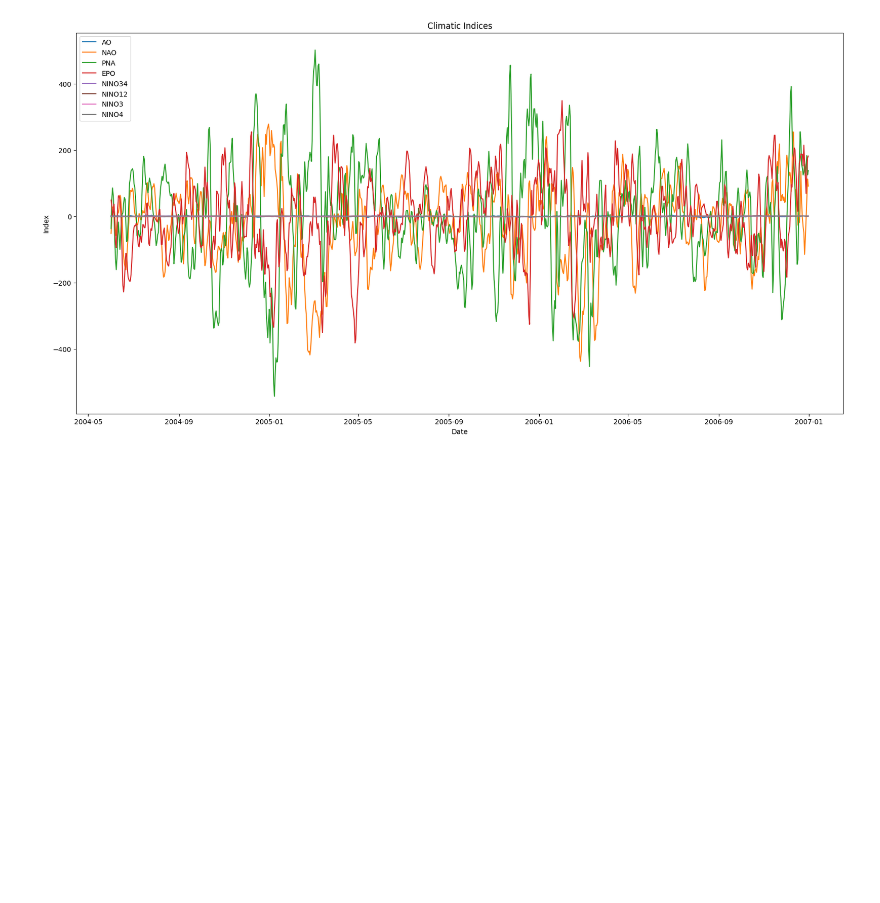
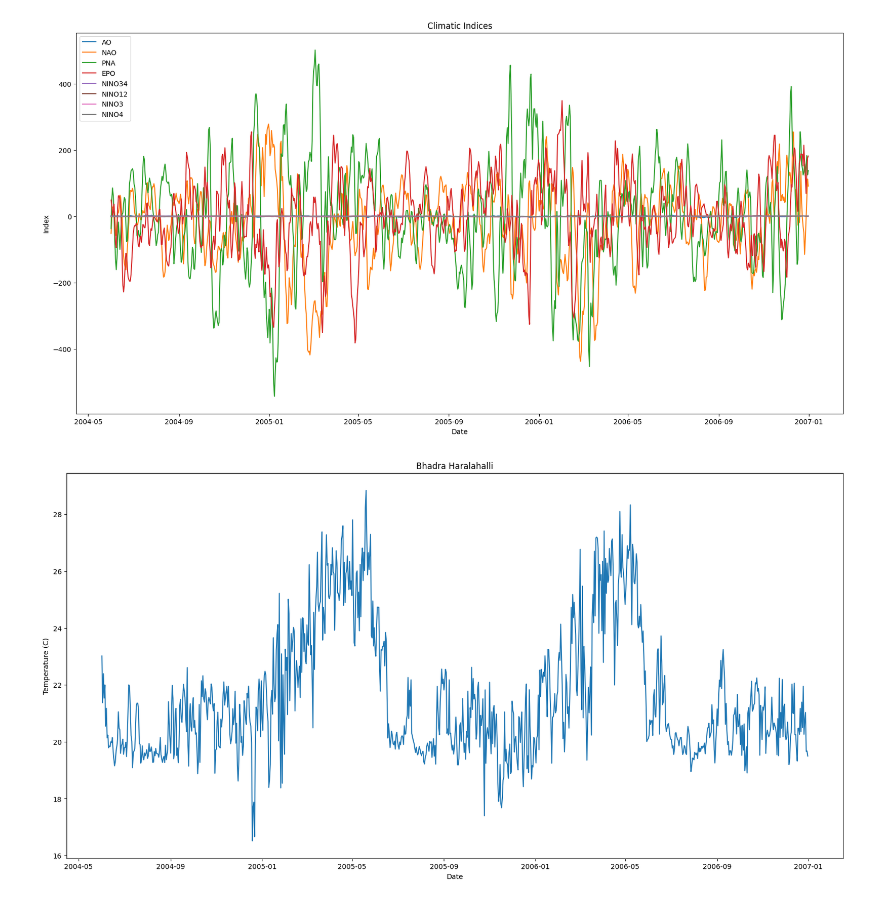
Before and after one commit to KKcuber/BTP-2, a Jupyter notebook: inflow_prediction.ipynb, the cells around one changed output. Saved outputs shown, nothing was run; the diff lists cells and outputs as text; code cells hidden in the pictures; blank space fills up the shorter version.

```diff
--- a/inflow_prediction.ipynb
+++ b/inflow_prediction.ipynb
@@ -74,4 +112,23 @@ plt.title('Climatic Indices')
 plt.show()
 # %% [output]
 [figure]
+# %%
+# Read data from csv file, data has 2 columns: Date and Mean Temperature
+# Date is in yyyy-mm-dd format
+temperature_df = pd.read_csv('./data/mean_temp.csv', header=0, names=['Date', 'Temperature'])
+temperature_df['Date'] = pd.to_datetime(temperature_df['Date'], format='%Y-%m-%d')
+temperature_df = temperature_df.set_index('Date')
+
+# take values from June 2004 to December 2006
+temperature_df = temperature_df.loc['2004-06-01':'2006-12-31']
+
+# plot the data
+plt.figure(figsize=(20, 10))
+plt.plot(temperature_df['Temperature'])
+plt.xlabel('Date')
+plt.ylabel('Temperature (C)')
+plt.title('Bhadra Haralahalli')
+plt.show()
+# %% [output]
+[figure, added]
 # %%
```
Also changed, not shown: parts of 6 cells of this notebook, 3 other files.
